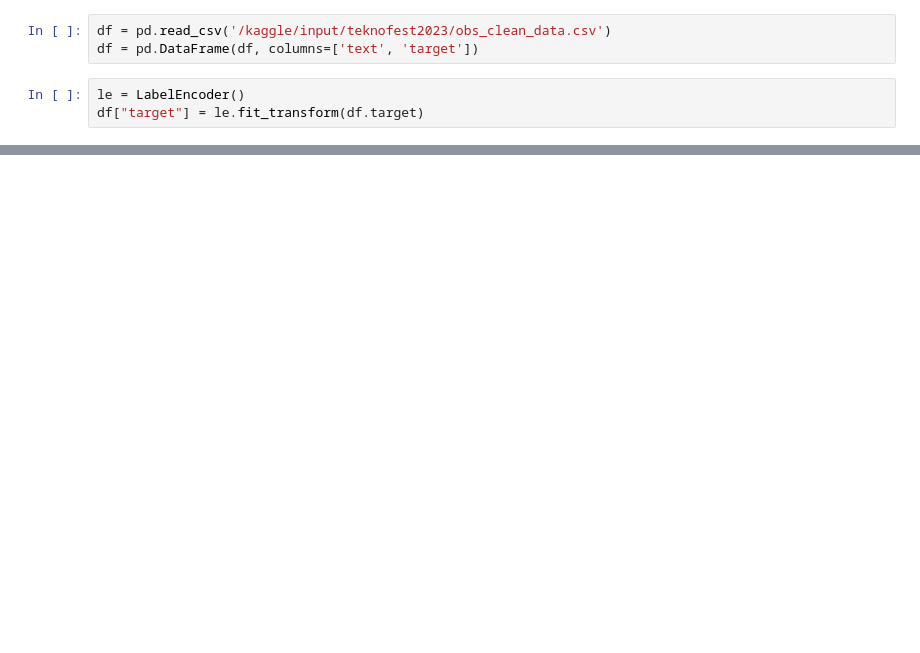
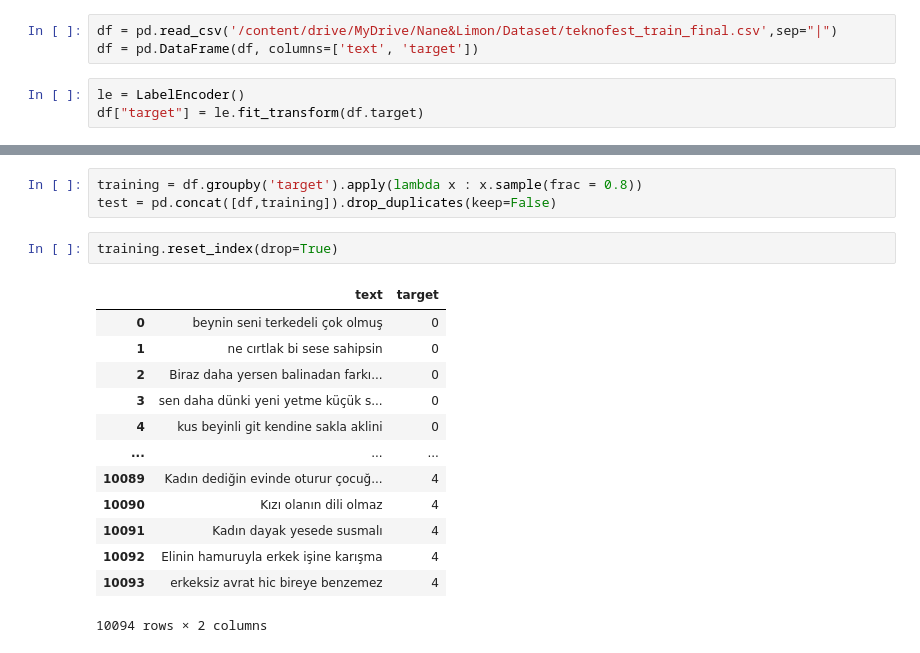
Before and after one commit to nanelimon-organization/model-strategies, a Jupyter notebook: baseline_model.ipynb, the cells around one changed output, grey strips where cells are left out. Drawn from its saved outputs; the diff is of its cells as text; blank space fills up the shorter version.

```diff
--- a/baseline_model.ipynb
+++ b/baseline_model.ipynb
@@ -18,7 +39,7 @@ os.environ["CUDA_LAUNCH_BLOCKING"] = "1"
 # %%
 tokenizer = BertTokenizer.from_pretrained('dbmdz/bert-base-turkish-128k-uncased', do_lower_case=True, use_cuda=torch.cuda.is_available())
 # %%
-df = pd.read_csv('/kaggle/input/teknofest2023/obs_clean_data.csv')
+df = pd.read_csv('/content/drive/MyDrive/Nane&Limon/Dataset/teknofest_train_final.csv',sep="|")
 df = pd.DataFrame(df, columns=['text', 'target'])
 # %%
 le = LabelEncoder()
@@ -28,0 +58,19 @@ print(df.head())
+# %%
+training = df.groupby('target').apply(lambda x : x.sample(frac = 0.8))
+test = pd.concat([df,training]).drop_duplicates(keep=False)
+# %%
+training.reset_index(drop=True)
+# %% [output]
+|  | text | target |
+| 0 | beynin seni terkedeli çok olmuş | 0 |
+| 1 | ne cırtlak bi sese sahipsin | 0 |
+| 2 | Biraz daha yersen balinadan farkı... | 0 |
+| 3 | sen daha dünki yeni yetme küçük s... | 0 |
+| 4 | kus beyinli git kendine sakla aklini | 0 |
+| ... | ... | ... |
+| 10089 | Kadın dediğin evinde oturur çocuğ... | 4 |
+| 10090 | Kızı olanın dili olmaz | 4 |
+| 10091 | Kadın dayak yesede susmalı | 4 |
+| 10092 | Elinin hamuruyla erkek işine karışma | 4 |
+| 10093 | erkeksiz avrat hic bireye benzemez | 4 |
+10094 rows × 2 columns
```
Also changed, not shown: parts of 28 cells of this notebook.
